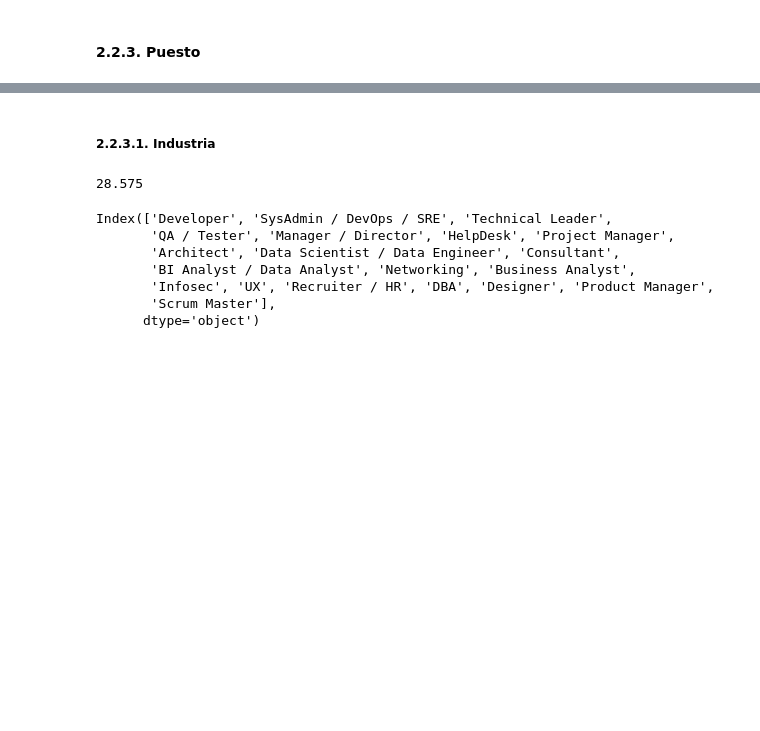
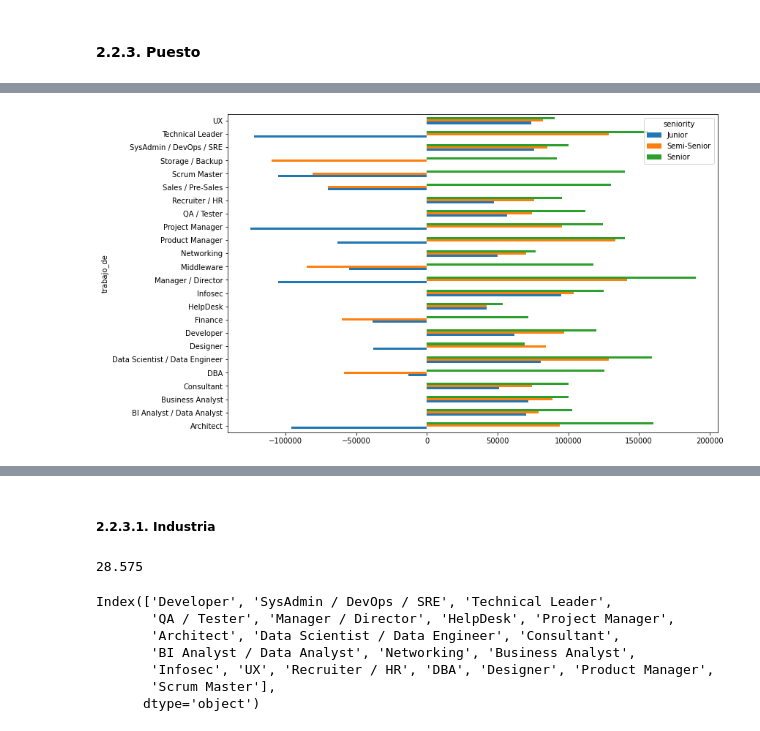
Before and after one commit to lucianacastro/openqube-sueldos, a Jupyter notebook: pipeline/data-analysis.ipynb, the cells around one changed output, grey strips where cells are left out. Drawn from its saved outputs; the diff is of its cells as text; code cells hidden in the pictures; blank space fills up the shorter version.

Commit message:
new method for salary data sufficiency

```diff
--- a/pipeline/data-analysis.ipynb
+++ b/pipeline/data-analysis.ipynb
@@ -1025,0 +1037,38 @@ charts["roles_seniority_salary_median"] = to_rechart(df[:30])
+# %%
+salary_df = dataframe.copy()[dataframe.seniority.notna()]
+salary_df['position_and_seniority'] = salary_df[["trabajo_de", "seniority"]].agg('__'.join, axis=1)
+
+df = (
+    (salary_df.position_and_seniority.value_counts(sort=True).to_frame())
+    .query("position_and_seniority > 5")
+)
+top_positions = df.index
+candidate_roles = [position.split("__")[0] for position in top_positions]
+excluded_roles = {
+    "VP / C-Level"
+}  # Excluído porque no contaba con todas las seniorities
+top_roles = [r for r in candidate_roles if r not in excluded_roles]
+
+df = (
+    salary_df.query("trabajo_de in @top_roles")
+    .groupby(["trabajo_de", "seniority"])
+    .median()
+    .unstack("seniority")["salario_mensual_bruto_en_tu_moneda_local"]
+    .fillna(0)
+)
+
+# invert positions and seniorities that have insufficient data.
+df *= -1
+for pos in top_positions:
+    role = pos.split("__")[0]
+    if role in excluded_roles:
+        continue
+    srty = pos.split("__")[1]
+
+    df.loc[role][srty] *= -1
+
+plt.figure(figsize=(12, 8))
+df.plot(kind="barh", ax=plt.gca())
+charts["roles_seniority_salary_median"] = to_rechart(df[:30])
+# %% [output]
+[figure, added]
```
Also changed, not shown: parts of 11 cells of this notebook, 1 other file.
